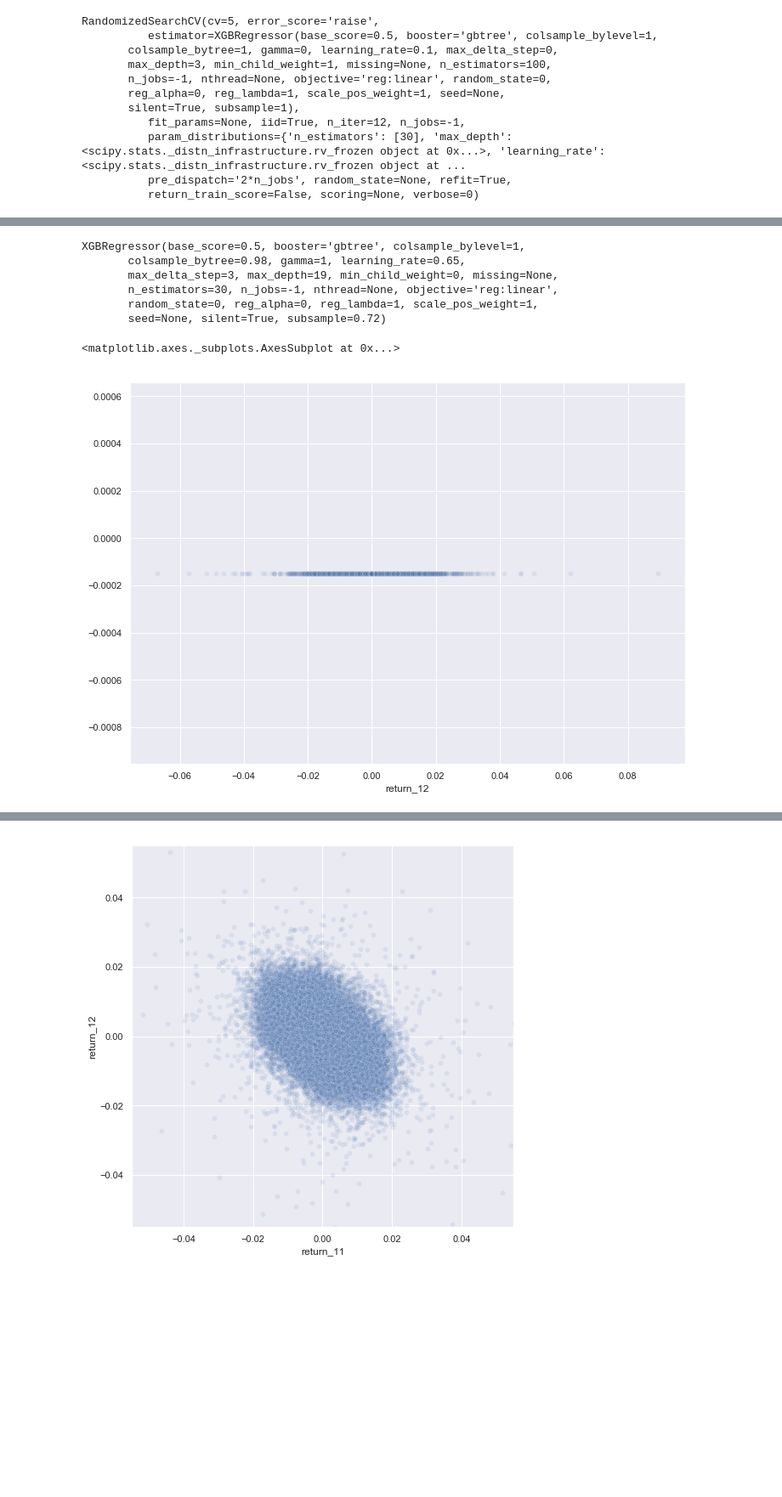
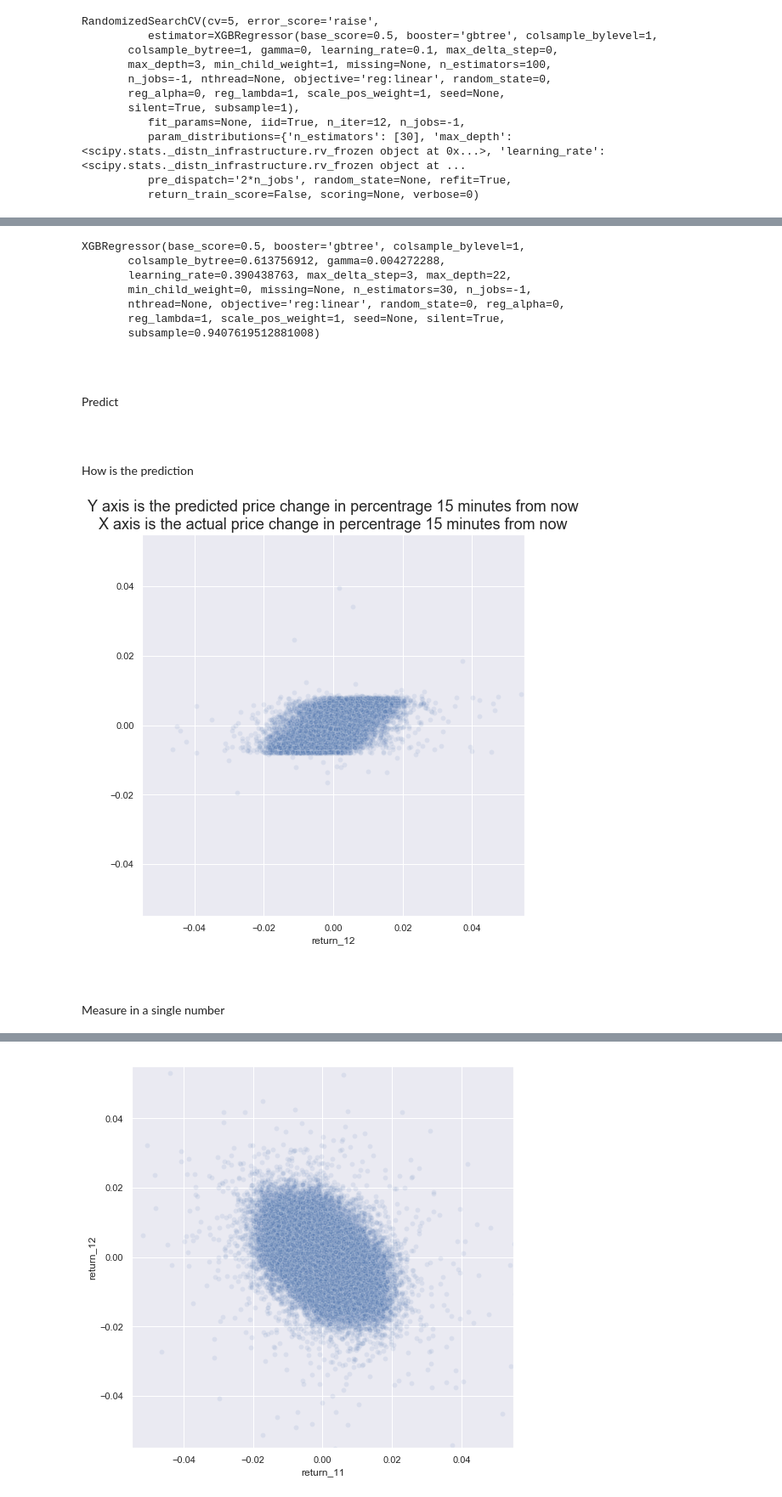
Before and after one commit to kanru-wang/stock_toy_model_for_phg, a Jupyter notebook: dev_notebook.ipynb, the cells around one changed output, grey strips where cells are left out. Shown at 85% size. Drawn from its saved outputs; the diff is of its cells as text; code cells hidden in the pictures; blank space fills up the shorter version.

```diff
--- a/dev_notebook.ipynb
+++ b/dev_notebook.ipynb
@@ -613,11 +659,11 @@ gs.grid_scores_
 # %%
 best_model = XGBRegressor(
     n_estimators = 30,
-    max_depth = 19,
-    learning_rate = 0.65,
-    colsample_bytree = 0.98,
-    subsample = 0.72,
-    gamma = 1,
+    max_depth = 22,
+    learning_rate = 0.390438763,
+    colsample_bytree = 0.613756912,
+    subsample = 0.9407619512881008,
+    gamma = 0.004272288,
     min_child_weight = 0,
     max_delta_step = 3,
     n_jobs = -1
@@ -626,19 +676,33 @@ best_model = XGBRegressor(
 best_model.fit(train_data.loc[:, train_data.columns != "return_12"], train_data.loc[:, "return_12"])
 # %% [output]
 XGBRegressor(base_score=0.5, booster='gbtree', colsample_bylevel=1,
-       colsample_bytree=0.98, gamma=1, learning_rate=0.65,
-       max_delta_step=3, max_depth=19, min_child_weight=0, missing=None,
-       n_estimators=30, n_jobs=-1, nthread=None, objective='reg:linear',
-       random_state=0, reg_alpha=0, reg_lambda=1, scale_pos_weight=1,
-       seed=None, silent=True, subsample=0.72)
+       colsample_bytree=0.613756912, gamma=0.004272288,
+       learning_rate=0.390438763, max_delta_step=3, max_depth=22,
+       min_child_weight=0, missing=None, n_estimators=30, n_jobs=-1,
+       nthread=None, objective='reg:linear', random_state=0, reg_alpha=0,
+       reg_lambda=1, scale_pos_weight=1, seed=None, silent=True,
+       subsample=0.9407619512881008)
+# %% [markdown]
+<br>
+<br>
+Predict
 # %%
 prediction = best_model.predict(test_data.loc[:, test_data.columns != "return_12"])
-# %%
-#pyplot.axis('scaled')
-sns.scatterplot(x = test_data.loc[:, "return_12"], y = prediction, alpha = 0.1)
-# %% [output]
-<matplotlib.axes._subplots.AxesSubplot at 0x...>
-[figure, removed]
+# %% [markdown]
+<br>
+<br>
+How is the prediction
+# %%
+pyplot.axis('scaled')
+sns.scatterplot(x = test_data.loc[:, "return_12"], y = prediction, alpha = 0.1).\
+set_title('Y axis is the predicted price change in percentrage 15 minutes from now\n\
+X axis is the actual price change in percentrage 15 minutes from now',fontsize = 18);
+# %% [output]
+[figure, added]
+# %% [markdown]
+<br>
+<br>
+Measure in a single number
 # %%
 root_mean_square_error = mean_squared_error(test_data.loc[:, "return_12"], prediction) ** 0.5
 root_mean_square_error
```
Also changed, not shown: parts of 28 cells of this notebook.
